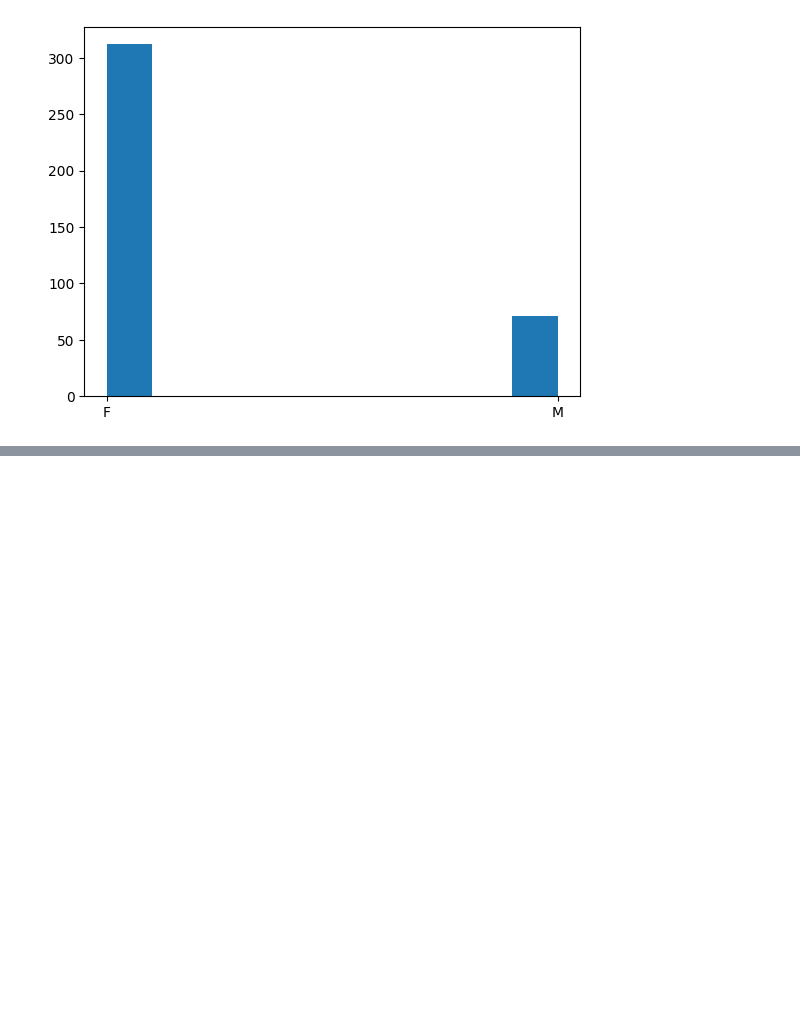
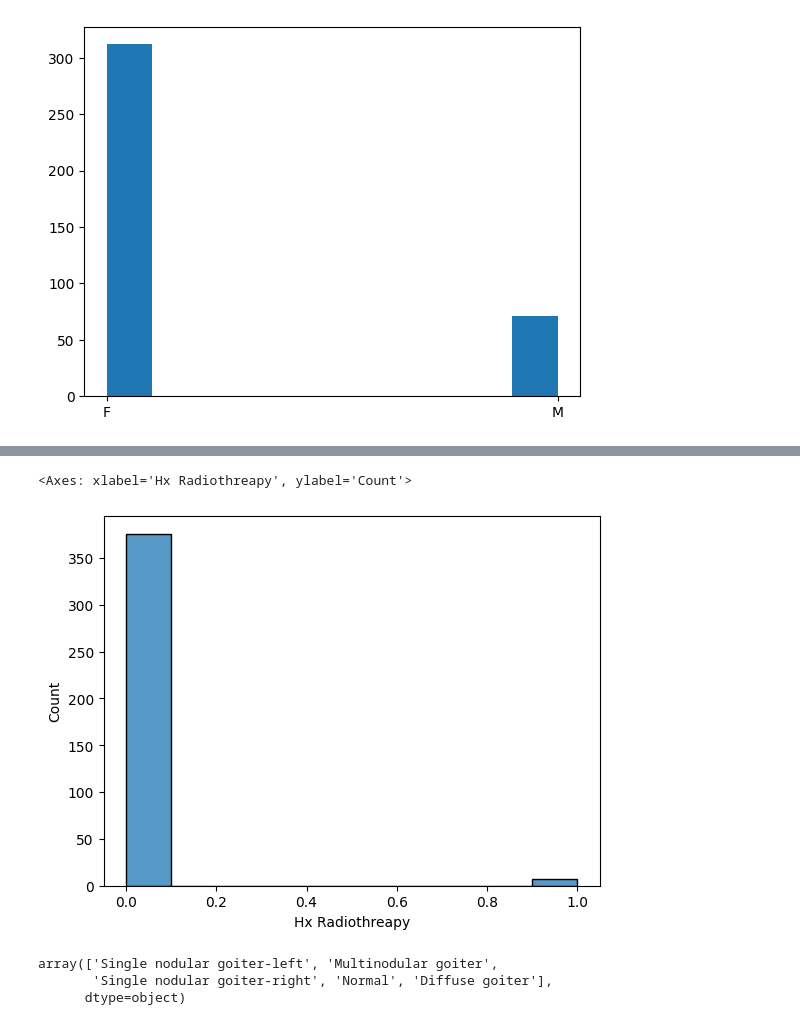
Before and after one commit to anshu-ui/thyroidDisease_model, a Jupyter notebook: data.ipynb, the cells around one changed output, grey strips where cells are left out. Cells and saved outputs as stored; diff of their text form; code cells hidden in the pictures; blank space fills up the shorter version.

```diff
--- a/data.ipynb
+++ b/data.ipynb
@@ -54,0 +109,3 @@ plt.hist(db["Gender"])
+# %%
+db["Hx Smoking"] = db[["Hx Smoking"]].replace({"No":0,"Yes":1})
+db.head()
@@ -54,0 +123,2 @@ plt.hist(db["Gender"])
+# %%
+db["Hx Radiothreapy"] = db[["Hx Radiothreapy"]].replace({"No":0,"Yes":1})
@@ -54,0 +134,11 @@ plt.hist(db["Gender"])
+# %%
+sns.histplot(db["Hx Radiothreapy"])
+# %% [output]
+<Axes: xlabel='Hx Radiothreapy', ylabel='Count'>
+[figure, added]
+# %%
+db["Physical Examination"].unique()
+# %% [output]
+array(['Single nodular goiter-left', 'Multinodular goiter',
+       'Single nodular goiter-right', 'Normal', 'Diffuse goiter'],
+      dtype=object)
```
Also changed, not shown: parts of 30 cells of this notebook.
